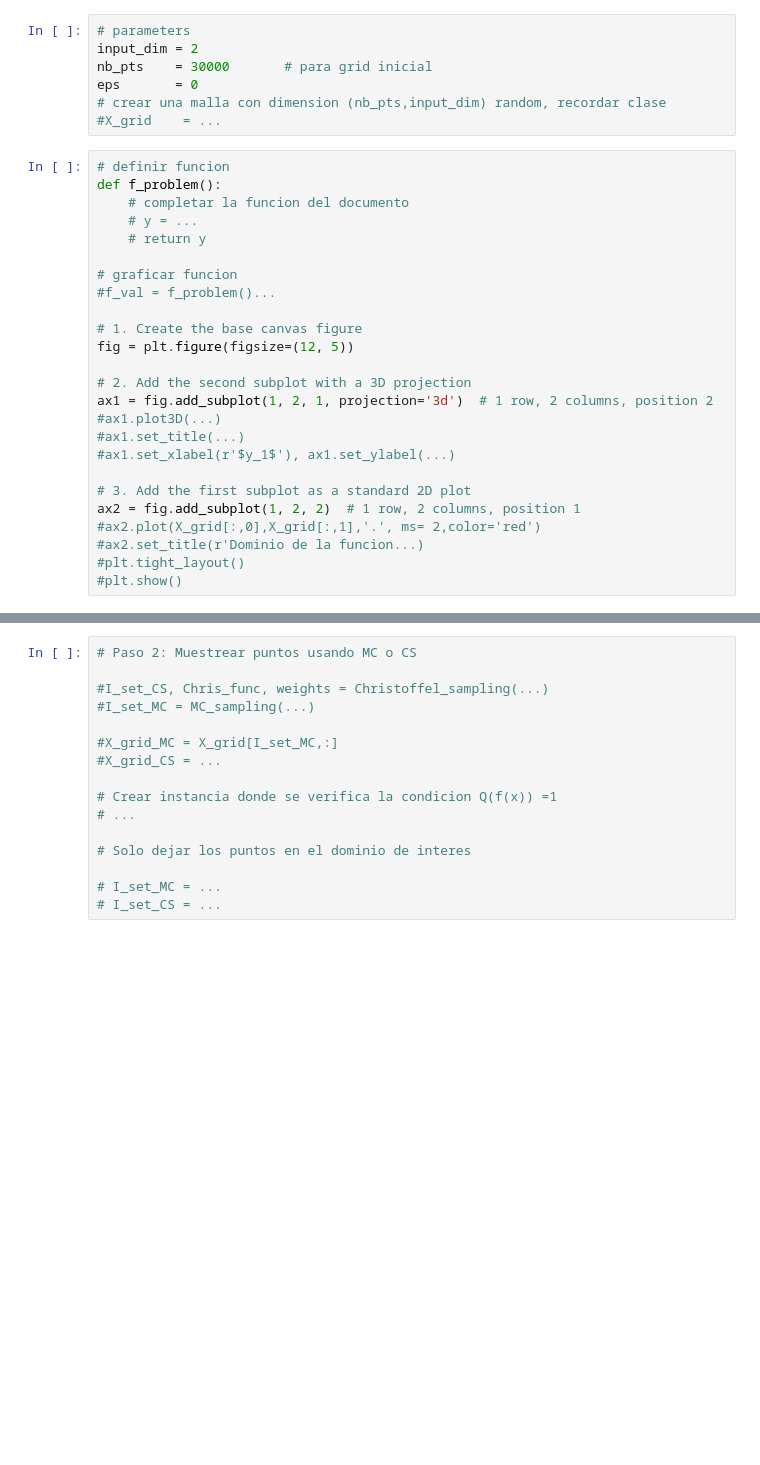
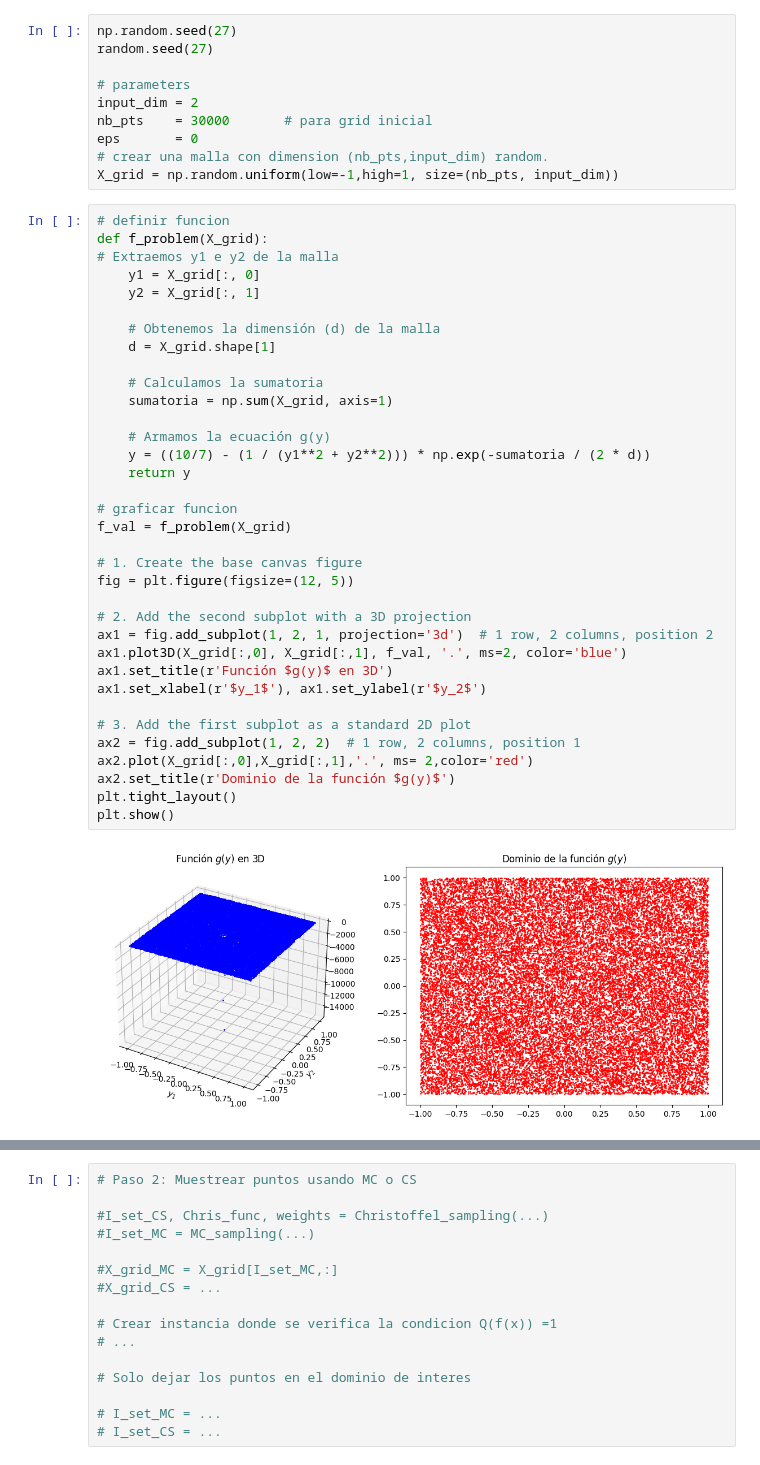
Before and after one commit to GabiOyarzo/GLHS-TRP, a Jupyter notebook: Tarea_prob_fallo_uncompleted.ipynb, the cells around one changed output, grey strips where cells are left out. Cells and saved outputs as stored; diff of their text form; blank space fills up the shorter version.

```diff
--- a/Tarea_prob_fallo_uncompleted.ipynb
+++ b/Tarea_prob_fallo_uncompleted.ipynb
@@ -22,35 +34,50 @@ Installing packages...
 # %%
+np.random.seed(27)
+random.seed(27)
+
 # parameters
 input_dim = 2
 nb_pts    = 30000       # para grid inicial
 eps       = 0
-# crear una malla con dimension (nb_pts,input_dim) random, recordar clase
-#X_grid    = ...
+# crear una malla con dimension (nb_pts,input_dim) random.
+X_grid = np.random.uniform(low=-1,high=1, size=(nb_pts, input_dim))
 # %%
 # definir funcion
-def f_problem():
-    # completar la funcion del documento
-    # y = ...
-    # return y
+def f_problem(X_grid):
+# Extraemos y1 e y2 de la malla
+    y1 = X_grid[:, 0]
+    y2 = X_grid[:, 1]
+
+    # Obtenemos la dimensión (d) de la malla
+    d = X_grid.shape[1]
+
+    # Calculamos la sumatoria
+    sumatoria = np.sum(X_grid, axis=1)
+
+    # Armamos la ecuación g(y)
+    y = ((10/7) - (1 / (y1**2 + y2**2))) * np.exp(-sumatoria / (2 * d))
+    return y
 
 # graficar funcion
-#f_val = f_problem()...
+f_val = f_problem(X_grid)
 
 # 1. Create the base canvas figure
 fig = plt.figure(figsize=(12, 5))
 
 # 2. Add the second subplot with a 3D projection
 ax1 = fig.add_subplot(1, 2, 1, projection='3d')  # 1 row, 2 columns, position 2
-#ax1.plot3D(...)
-#ax1.set_title(...)
-#ax1.set_xlabel(r'$y_1$'), ax1.set_ylabel(...)
+ax1.plot3D(X_grid[:,0], X_grid[:,1], f_val, '.', ms=2, color='blue')
+ax1.set_title(r'Función $g(y)$ en 3D')
+ax1.set_xlabel(r'$y_1$'), ax1.set_ylabel(r'$y_2$')
 
 # 3. Add the first subplot as a standard 2D plot
 ax2 = fig.add_subplot(1, 2, 2)  # 1 row, 2 columns, position 1
-#ax2.plot(X_grid[:,0],X_grid[:,1],'.', ms= 2,color='red')
-#ax2.set_title(r'Dominio de la funcion...)
-#plt.tight_layout()
-#plt.show()
+ax2.plot(X_grid[:,0],X_grid[:,1],'.', ms= 2,color='red')
+ax2.set_title(r'Dominio de la función $g(y)$')
+plt.tight_layout()
+plt.show()
+# %% [output]
+[figure, added]
 # %%
 # Paso 1: Sampling strategy
 """
```
Also changed, not shown: parts of 5 cells of this notebook.
